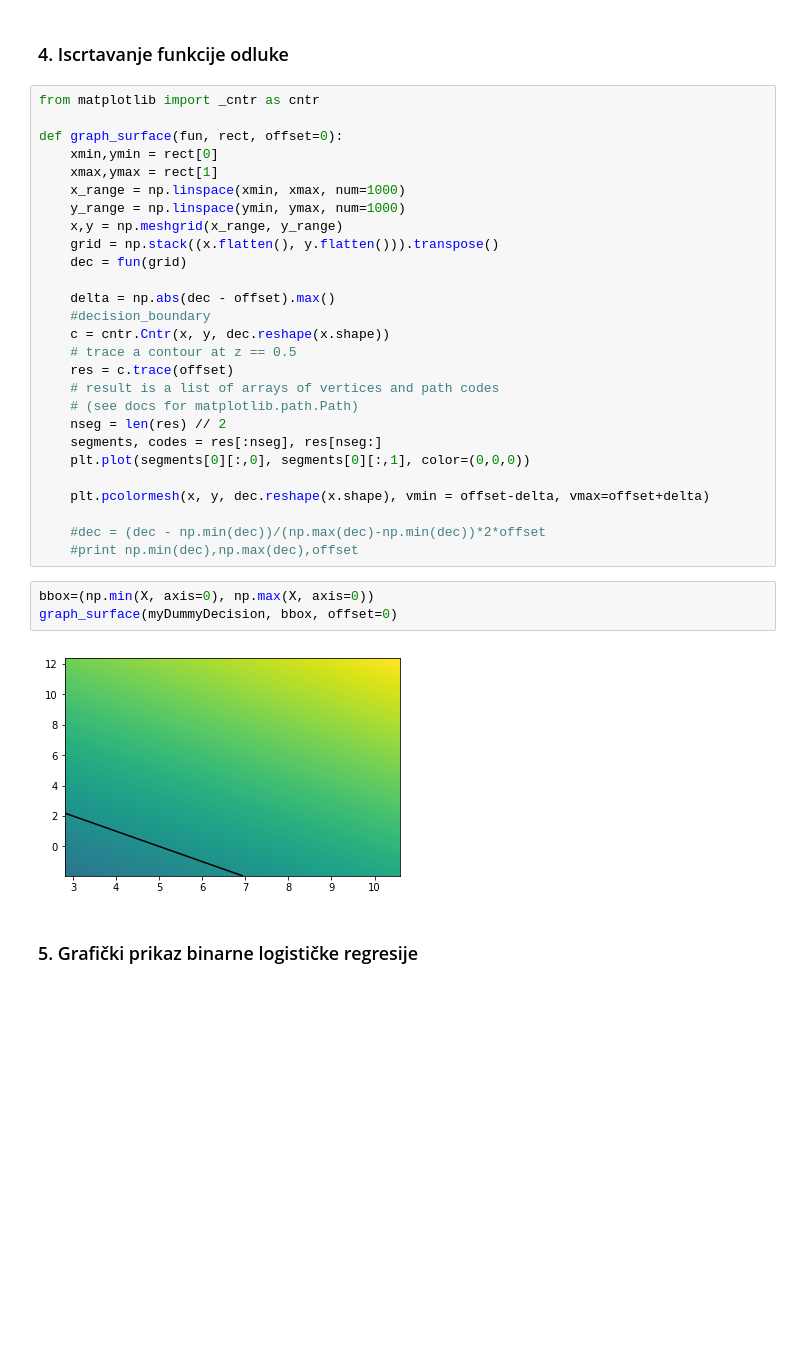
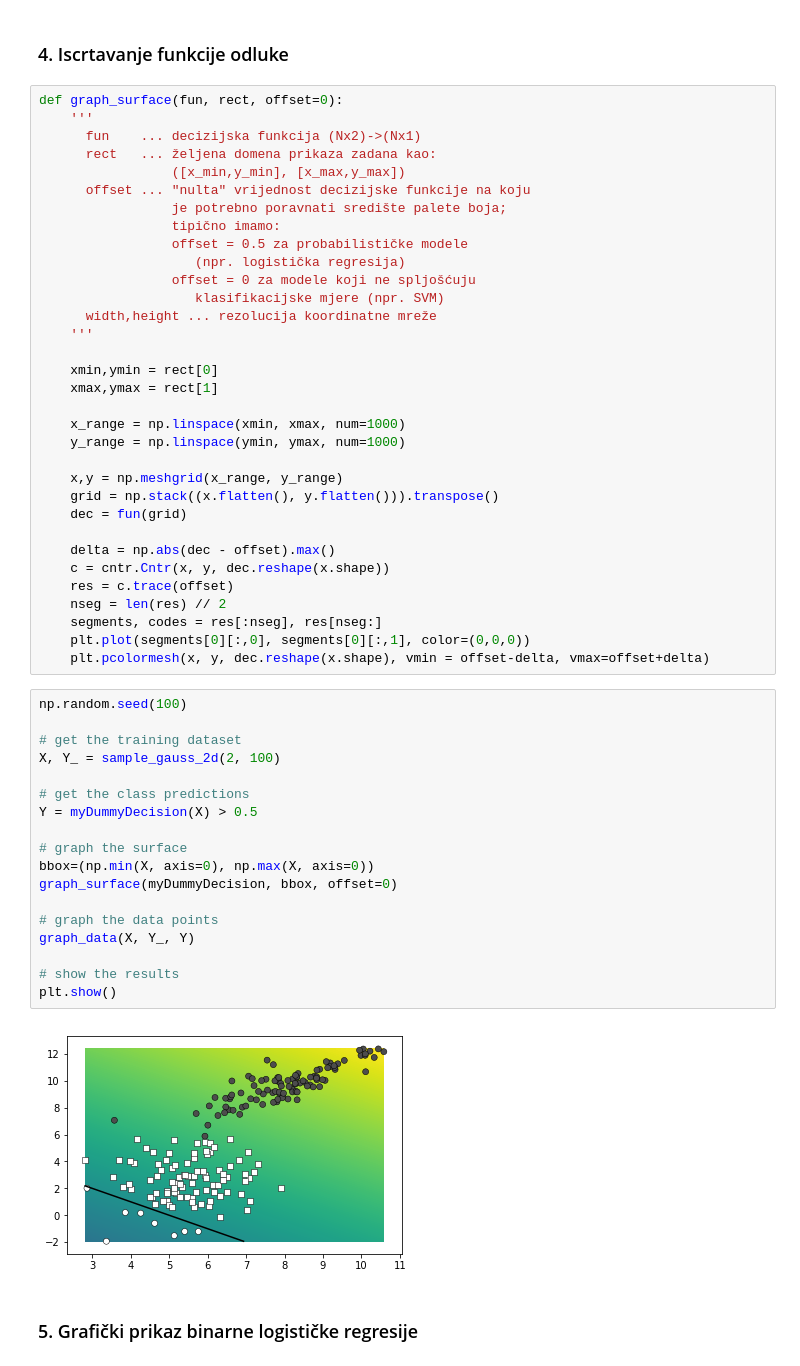
Before and after one commit to DavidBoja/du-lab, a Jupyter notebook: lab0/lab0.ipynb, the cells around one changed output. Drawn from its saved outputs; the diff is of its cells as text; blank space fills up the shorter version.

```diff
--- a/lab0/lab0.ipynb
+++ b/lab0/lab0.ipynb
@@ -217,37 +215,58 @@ plt.show()
 # %% [markdown]
 ### 4. Iscrtavanje funkcije odluke
 # %%
-from matplotlib import _cntr as cntr
+def graph_surface(fun, rect, offset=0):
+    '''
+      fun    ... decizijska funkcija (Nx2)->(Nx1)
+      rect   ... željena domena prikaza zadana kao:
+                 ([x_min,y_min], [x_max,y_max])
+      offset ... "nulta" vrijednost decizijske funkcije na koju
+                 je potrebno poravnati središte palete boja;
+                 tipično imamo:
+                 offset = 0.5 za probabilističke modele
+                    (npr. logistička regresija)
+                 offset = 0 za modele koji ne spljošćuju
+                    klasifikacijske mjere (npr. SVM)
+      width,height ... rezolucija koordinatne mreže
+    '''
 
-def graph_surface(fun, rect, offset=0):
     xmin,ymin = rect[0]
     xmax,ymax = rect[1]
+
     x_range = np.linspace(xmin, xmax, num=1000)
     y_range = np.linspace(ymin, ymax, num=1000)
+
     x,y = np.meshgrid(x_range, y_range)
     grid = np.stack((x.flatten(), y.flatten())).transpose()
     dec = fun(grid)
 
     delta = np.abs(dec - offset).max()
-    #decision_boundary
     c = cntr.Cntr(x, y, dec.reshape(x.shape))
-    # trace a contour at z == 0.5
     res = c.trace(offset)
-    # result is a list of arrays of vertices and path codes
-    # (see docs for matplotlib.path.Path)
     nseg = len(res) // 2
     segments, codes = res[:nseg], res[nseg:]
     plt.plot(segments[0][:,0], segments[0][:,1], color=(0,0,0))
-
     plt.pcolormesh(x, y, dec.reshape(x.shape), vmin = offset-delta, vmax=offset+delta)
-
-    #dec = (dec - np.min(dec))/(np.max(dec)-np.min(dec))*2*offset
-    #print np.min(dec),np.max(dec),offset
-# %%
-bbox=(np.min(X, axis=0), np.max(X, axis=0))
-graph_surface(myDummyDecision, bbox, offset=0)
-# %% [output]
-[figure, removed]
+# %%
+np.random.seed(100)
+
+# get the training dataset
+X, Y_ = sample_gauss_2d(2, 100)
+
+# get the class predictions
+Y = myDummyDecision(X) > 0.5
+
+# graph the surface
+bbox=(np.min(X, axis=0), np.max(X, axis=0))
+graph_surface(myDummyDecision, bbox, offset=0)
+
+# graph the data points
+graph_data(X, Y_, Y)
+
+# show the results
+plt.show()
+# %% [output]
+[figure, added]
 # %% [markdown]
 ### 5. Grafički prikaz binarne logističke regresije
 # %%
```
Also changed, not shown: parts of 4 cells of this notebook.
